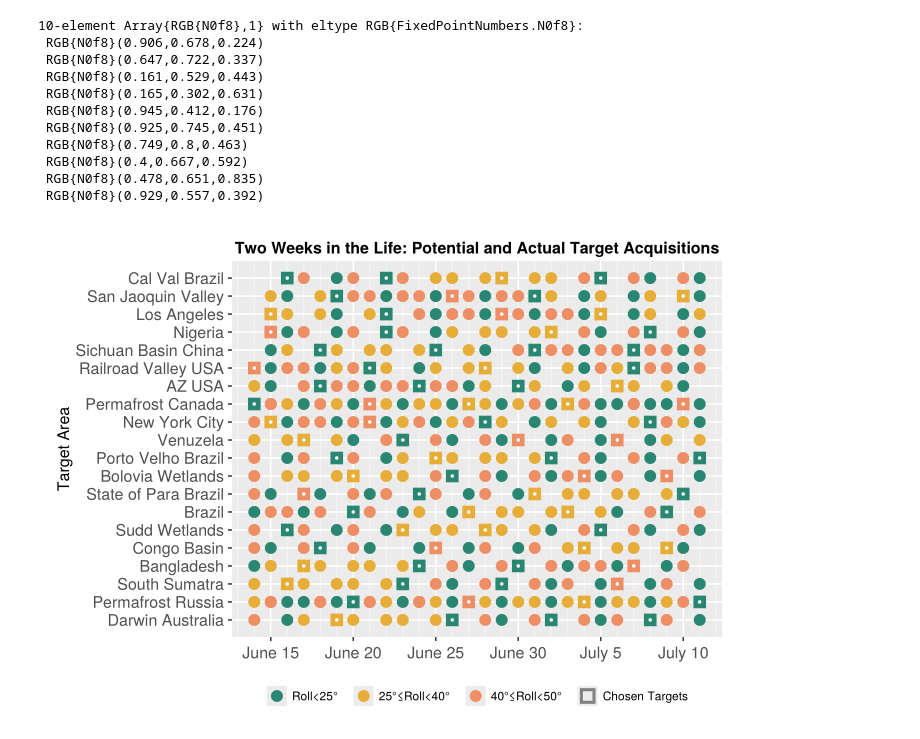
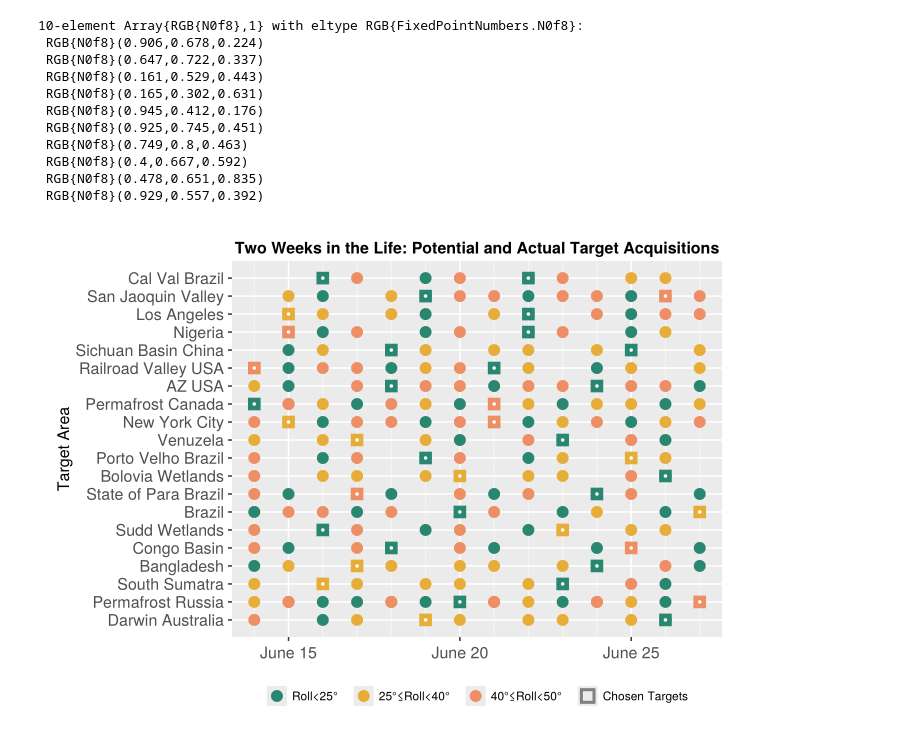
Before and after one commit to Carbon-I/CarbonI, a Jupyter notebook: src/notebooks/TargetObs.ipynb, the cells around one changed output. Cells and saved outputs as stored; diff of their text form; code cells hidden in the pictures.

Commit message:
Revert "Target update"

```diff
--- a/src/notebooks/TargetObs.ipynb
+++ b/src/notebooks/TargetObs.ipynb
@@ -14,9 +14,7 @@ using TimeSeries, Dates
 using XLSX, DataFrames, Dates, CairoMakie
 
 # Read the Excel data
-#filename = "../../data/target_schedule_jun_updated_cap7days.xlsx"
-filename = "../../data/target_schedule_28_days.xlsx"
-#sheetname = "target_schedule_jun_avail"
+filename = "../../data/target_schedule_jun_updated_cap7days.xlsx"
 sheetname = "target_schedule_jun_avail"
 # The readtable function returns a tuple; we convert it to a DataFrame.
 data = DataFrame(XLSX.readtable(filename, sheetname))
@@ -81,7 +79,7 @@ fig = Figure(resolution = (700, 500))
 ax = Axis(fig[1, 1],
     #xlabel = "Day Of Year",
     ylabel = "Target Area",
-    xticks = (15:5:40, ["June 15", "June 20", "June 25", "June 30", "July 5", "July 10"]),
+    xticks = (15:5:25, ["June 15", "June 20", "June 25"]),
     yticks = (1:length(areas), areas_space),
     xminorgridvisible = true,xminorticks = IntervalsBetween(5),yminorgridvisible=false,
     title = "Two Weeks in the Life: Potential and Actual Target Acquisitions")
@@ -96,34 +94,34 @@ ci = scatter!(ax, Day_Of_Year_actual.-Offset, data_actual.Area_Index,
     markersize = 20,
     marker = :rect,
     color = colors_actual)       # Transparent fill
 ci = scatter!(ax, Day_Of_Year_actual.-Offset, data_actual.Area_Index,
     markersize = 5,
     marker = :circle,
     color = :white)
     #strokecolor = :gray,         # Black border
     #strokestyle = :dash,
     #strokewidth = 3)
 
     #colormap = :viridis)
 
 dummy1 = scatter!(ax, [NaN], [NaN]; markersize = 17, color = CarbonI_colors[3], label = "Roll<25°")
 dummy2 = scatter!(ax, [NaN], [NaN]; markersize = 17, color = CarbonI_colors[1], label = "25°≤Roll<40°")
 dummy3 = scatter!(ax, [NaN], [NaN]; markersize = 17, color = CarbonI_colors[10], label = "40°≤Roll<50°")
 dummy4 = scatter!(ax, [NaN], [NaN]; markersize = 20, marker = :rect, color = RGBA(0,0,0,0),
         strokecolor = :gray, strokewidth = 3, label = "Chosen Targets")
 
 # Create and place the legend
 #leg = Legend(fig, ax, nbanks = 1)
 #fig[2, 1] = leg
 # Create a horizontal legend using the dummy series
 leg = Legend(fig, ax, orientation = :horizontal,labelsize=12)
 # Place the legend in the second row spanning the full width
 fig[2, 1] = leg
 
 save("../../plots/final/TargetPotentialObs.pdf", fig)
 fig
 # %% [output]
-[figure, old version]
+[figure, new version]
 # %%
 fig
 # %% [output]
```
Also changed, not shown: parts of 2 cells of this notebook, 2 other files.
